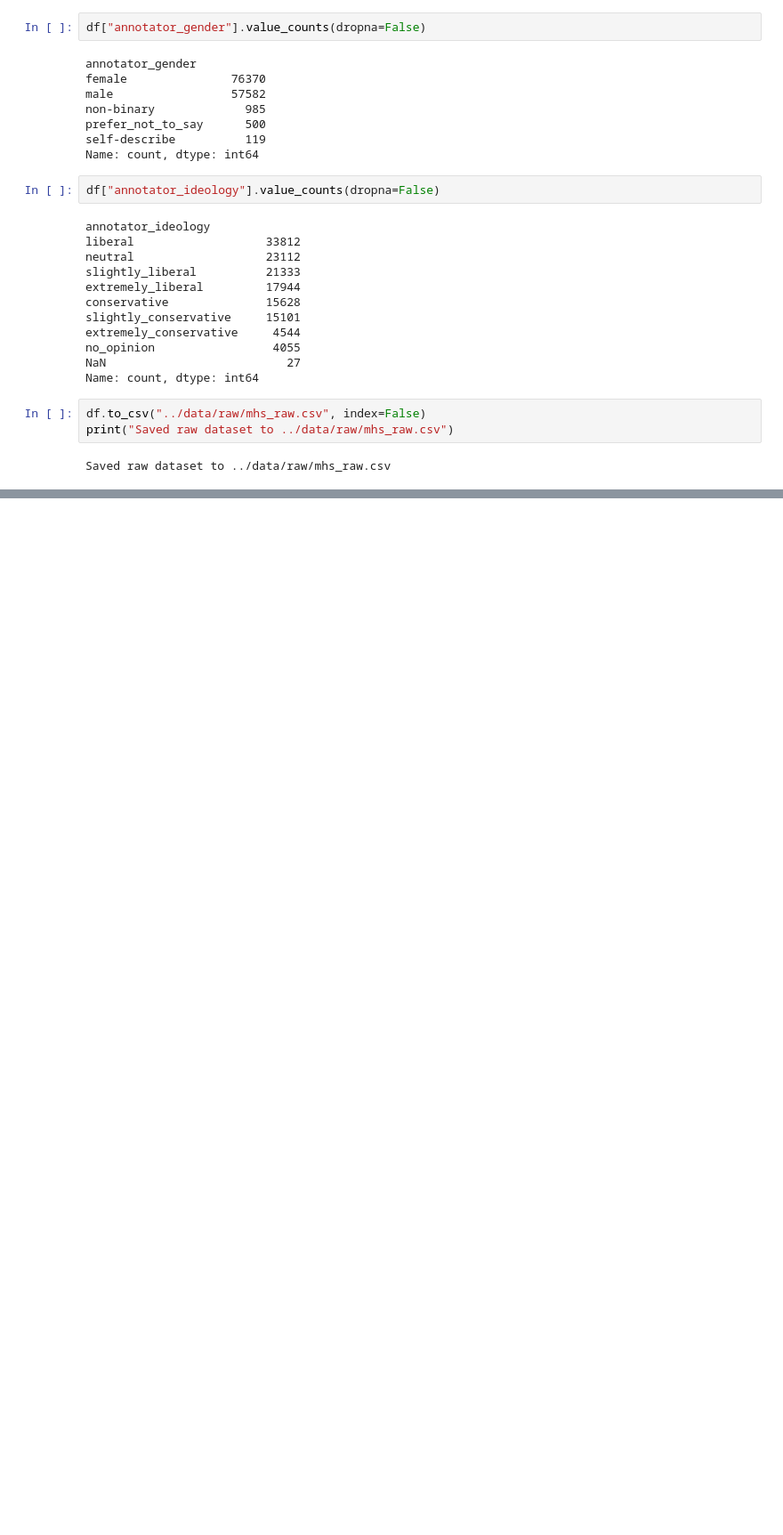
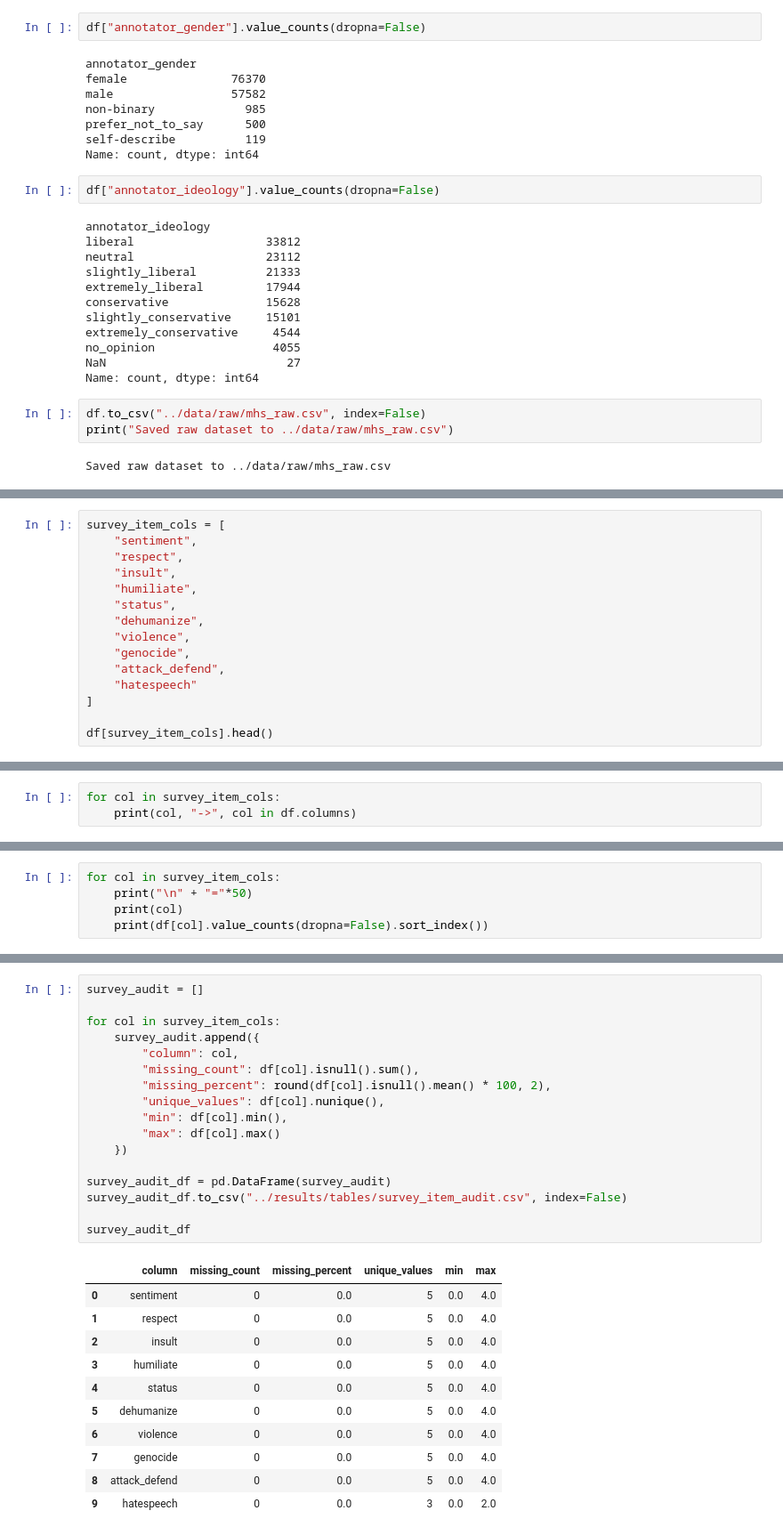
Before and after one commit to alishayan47/Distributional-Hate-Speech-Prediction, a Jupyter notebook: notebooks/01_data_audit.ipynb, the cells around one changed output, grey strips where cells are left out. Shown at 89% size. Cells and saved outputs as stored; diff of their text form; blank space fills up the shorter version.

Commit message:
Audit MHS survey item annotation columns

```diff
--- a/notebooks/01_data_audit.ipynb
+++ b/notebooks/01_data_audit.ipynb
@@ -111,0 +142,15 @@ Saved raw dataset to ../data/raw/mhs_raw.csv
+# %%
+survey_item_cols = [
+    "sentiment",
+    "respect",
+    "insult",
+    "humiliate",
+    "status",
+    "dehumanize",
+    "violence",
+    "genocide",
+    "attack_defend",
+    "hatespeech"
+]
+
+df[survey_item_cols].head()
@@ -111,0 +164,3 @@ Saved raw dataset to ../data/raw/mhs_raw.csv
+# %%
+for col in survey_item_cols:
+    print(col, "->", col in df.columns)
@@ -111,0 +178,5 @@ Saved raw dataset to ../data/raw/mhs_raw.csv
+# %%
+for col in survey_item_cols:
+    print("\n" + "="*50)
+    print(col)
+    print(df[col].value_counts(dropna=False).sort_index())
@@ -111,0 +218,29 @@ Saved raw dataset to ../data/raw/mhs_raw.csv
+# %%
+survey_audit = []
+
+for col in survey_item_cols:
+    survey_audit.append({
+        "column": col,
+        "missing_count": df[col].isnull().sum(),
+        "missing_percent": round(df[col].isnull().mean() * 100, 2),
+        "unique_values": df[col].nunique(),
+        "min": df[col].min(),
+        "max": df[col].max()
+    })
+
+survey_audit_df = pd.DataFrame(survey_audit)
+survey_audit_df.to_csv("../results/tables/survey_item_audit.csv", index=False)
+
+survey_audit_df
+# %% [output]
+|  | column | missing_count | missing_percent | unique_values | min | max |
+| 0 | sentiment | 0 | 0.0 | 5 | 0.0 | 4.0 |
+| 1 | respect | 0 | 0.0 | 5 | 0.0 | 4.0 |
+| 2 | insult | 0 | 0.0 | 5 | 0.0 | 4.0 |
+| 3 | humiliate | 0 | 0.0 | 5 | 0.0 | 4.0 |
+| 4 | status | 0 | 0.0 | 5 | 0.0 | 4.0 |
+| 5 | dehumanize | 0 | 0.0 | 5 | 0.0 | 4.0 |
+| 6 | violence | 0 | 0.0 | 5 | 0.0 | 4.0 |
+| 7 | genocide | 0 | 0.0 | 5 | 0.0 | 4.0 |
+| 8 | attack_defend | 0 | 0.0 | 5 | 0.0 | 4.0 |
+| 9 | hatespeech | 0 | 0.0 | 3 | 0.0 | 2.0 |
```
Also changed, not shown: parts of 7 cells of this notebook, 3 other files.
